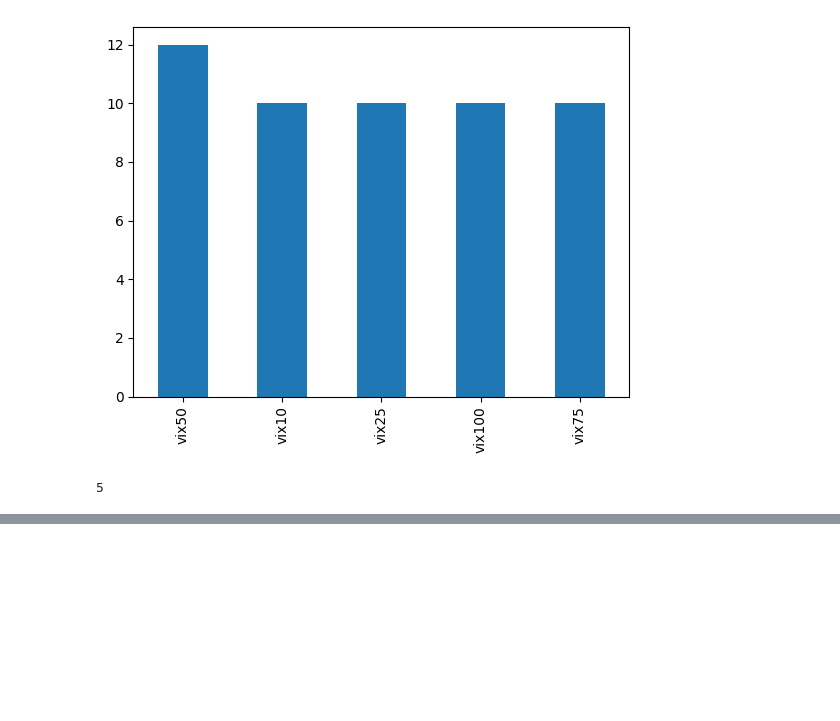
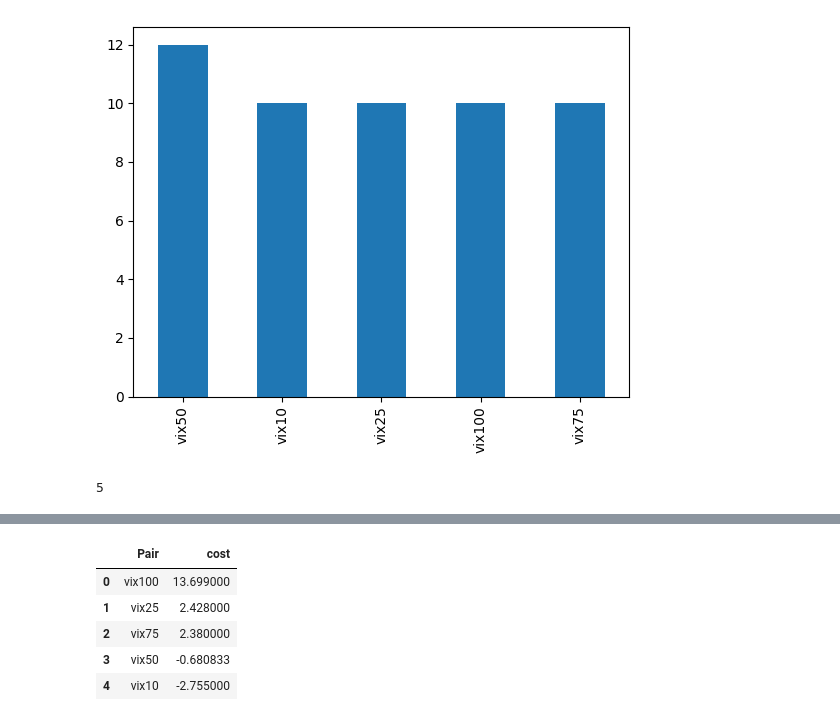
Before and after one commit to ToluPaul/forex, a Jupyter notebook: forex_pred.ipynb, the cells around one changed output, grey strips where cells are left out. Drawn from its saved outputs; the diff is of its cells as text; code cells hidden in the pictures; blank space fills up the shorter version.

```diff
--- a/forex_pred.ipynb
+++ b/forex_pred.ipynb
@@ -34,0 +50,10 @@ vix[['Pair', 'cost' ]].groupby(['Pair']).agg(sum).sort_values('cost').reset_inde
+# %%
+#averae profit per pair
+vix[['Pair', 'cost' ]].groupby(['Pair']).agg('mean').sort_values('cost', ascending=False).reset_index()
+# %% [output]
+|  | Pair | cost |
+| 0 | vix100 | 13.699000 |
+| 1 | vix25 | 2.428000 |
+| 2 | vix75 | 2.380000 |
+| 3 | vix50 | -0.680833 |
+| 4 | vix10 | -2.755000 |
```
Also changed, not shown: parts of 2 cells of this notebook.
